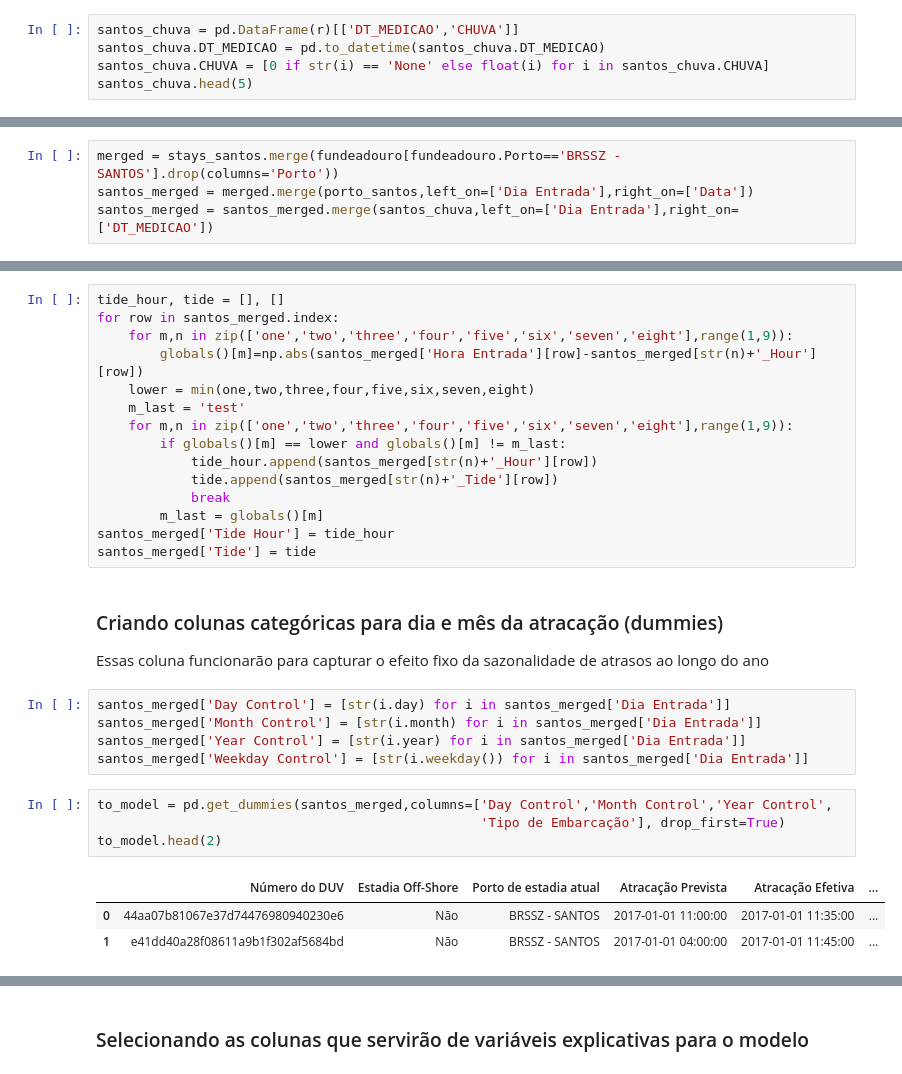
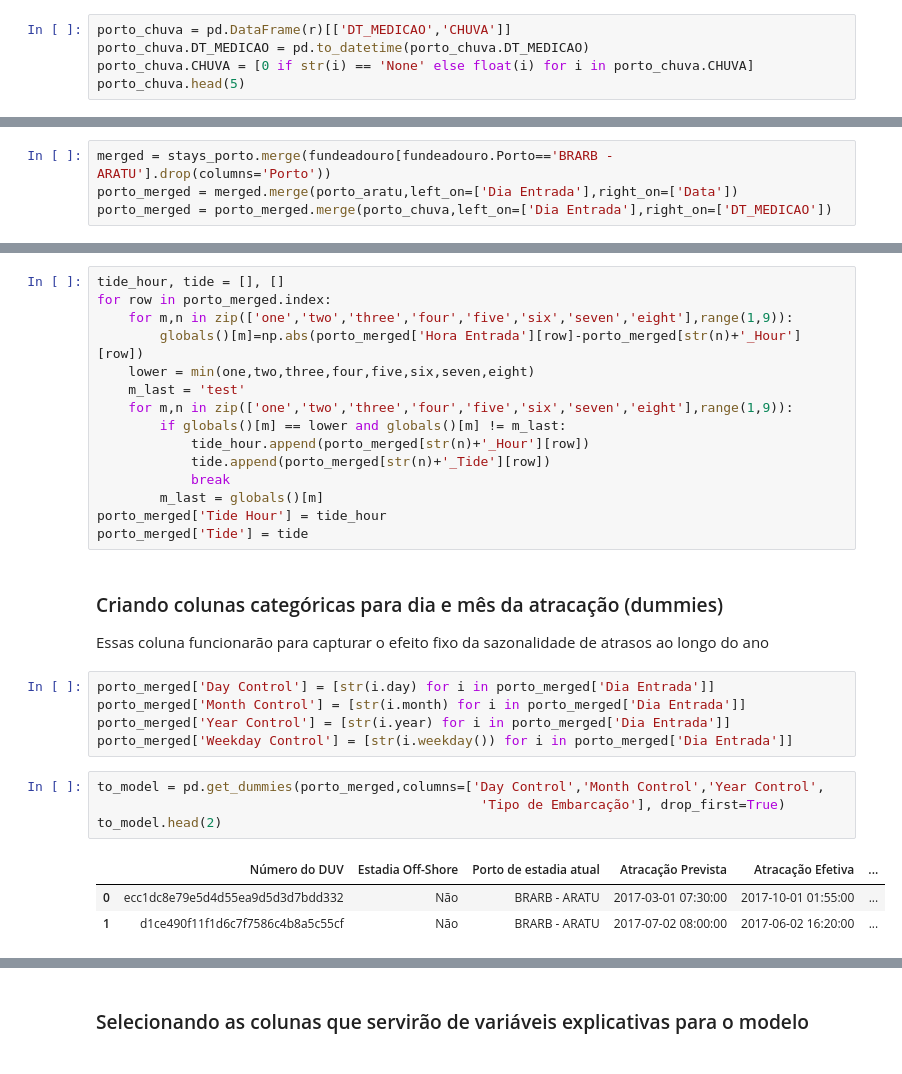
Before and after one commit to danielnrocha/BrasilHackExport, a Jupyter notebook: Projeto Porto Inteligente.ipynb, the cells around one changed output, grey strips where cells are left out. Saved outputs shown, nothing was run; the diff lists cells and outputs as text.

```diff
--- a/Projeto Porto Inteligente.ipynb
+++ b/Projeto Porto Inteligente.ipynb
@@ -433,9 +437,9 @@ r = requests.get('https://apitempo.inmet.gov.br/estacao/diaria/2017-01-01/2019-1
 r = r.json()
 # %%
-santos_chuva = pd.DataFrame(r)[['DT_MEDICAO','CHUVA']]
-santos_chuva.DT_MEDICAO = pd.to_datetime(santos_chuva.DT_MEDICAO)
-santos_chuva.CHUVA = [0 if str(i) == 'None' else float(i) for i in santos_chuva.CHUVA]
-santos_chuva.head(5)
+porto_chuva = pd.DataFrame(r)[['DT_MEDICAO','CHUVA']]
+porto_chuva.DT_MEDICAO = pd.to_datetime(porto_chuva.DT_MEDICAO)
+porto_chuva.CHUVA = [0 if str(i) == 'None' else float(i) for i in porto_chuva.CHUVA]
+porto_chuva.head(5)
 # %% [output]
 |  | DT_MEDICAO | CHUVA |
 | 0 | 2017-01-01 | 0.0 |
@@ -530,40 +536,40 @@ preenche_dados(ajusta_dados(entabela_dados(estrutura_dados(limpa_dados(santos)))
 # %% [markdown]
 ### Consolidando tabelas distintas em uma única
 # %%
-merged = stays_santos.merge(fundeadouro[fundeadouro.Porto=='BRSSZ - SANTOS'].drop(columns='Porto'))
-santos_merged = merged.merge(porto_santos,left_on=['Dia Entrada'],right_on=['Data'])
-santos_merged = santos_merged.merge(santos_chuva,left_on=['Dia Entrada'],right_on=['DT_MEDICAO'])
+merged = stays_porto.merge(fundeadouro[fundeadouro.Porto=='BRARB - ARATU'].drop(columns='Porto'))
+porto_merged = merged.merge(porto_aratu,left_on=['Dia Entrada'],right_on=['Data'])
+porto_merged = porto_merged.merge(porto_chuva,left_on=['Dia Entrada'],right_on=['DT_MEDICAO'])
 # %% [markdown]
 ### Construindo colunas contendo o horário de maré, e o nível de maré, mais próximo do de atracação
 # %%
 tide_hour, tide = [], []
-for row in santos_merged.index:
+for row in porto_merged.index:
     for m,n in zip(['one','two','three','four','five','six','seven','eight'],range(1,9)):
-        globals()[m]=np.abs(santos_merged['Hora Entrada'][row]-santos_merged[str(n)+'_Hour'][row])
+        globals()[m]=np.abs(porto_merged['Hora Entrada'][row]-porto_merged[str(n)+'_Hour'][row])
     lower = min(one,two,three,four,five,six,seven,eight)
     m_last = 'test'
     for m,n in zip(['one','two','three','four','five','six','seven','eight'],range(1,9)):
         if globals()[m] == lower and globals()[m] != m_last:
-            tide_hour.append(santos_merged[str(n)+'_Hour'][row])
-            tide.append(santos_merged[str(n)+'_Tide'][row])
+            tide_hour.append(porto_merged[str(n)+'_Hour'][row])
+            tide.append(porto_merged[str(n)+'_Tide'][row])
             break
         m_last = globals()[m]
-santos_merged['Tide Hour'] = tide_hour
-santos_merged['Tide'] = tide
+porto_merged['Tide Hour'] = tide_hour
+porto_merged['Tide'] = tide
 # %% [markdown]
 ### Criando colunas categóricas para dia e mês da atracação (dummies)
 Essas coluna funcionarão para capturar o efeito fixo da sazonalidade de atrasos ao longo do ano
 # %%
-santos_merged['Day Control'] = [str(i.day) for i in santos_merged['Dia Entrada']]
-santos_merged['Month Control'] = [str(i.month) for i in santos_merged['Dia Entrada']]
-santos_merged['Year Control'] = [str(i.year) for i in santos_merged['Dia Entrada']]
-santos_merged['Weekday Control'] = [str(i.weekday()) for i in santos_merged['Dia Entrada']]
+porto_merged['Day Control'] = [str(i.day) for i in porto_merged['Dia Entrada']]
+porto_merged['Month Control'] = [str(i.month) for i in porto_merged['Dia Entrada']]
+porto_merged['Year Control'] = [str(i.year) for i in porto_merged['Dia Entrada']]
+porto_merged['Weekday Control'] = [str(i.weekday()) for i in porto_merged['Dia Entrada']]
 # %%
-to_model = pd.get_dummies(santos_merged,columns=['Day Control','Month Control','Year Control',
+to_model = pd.get_dummies(porto_merged,columns=['Day Control','Month Control','Year Control',
                                                  'Tipo de Embarcação'], drop_first=True)
 to_model.head(2)
 # %% [output]
 |  | Número do DUV | Estadia Off-Shore | Porto de estadia atual | Atracação Prevista | Atracação Efetiva | ... |
-| 0 | 44aa07b81067e37d74476980940230e6 | Não | BRSSZ - SANTOS | 2017-01-01 11:00:00 | 2017-01-01 11:35:00 | ... |
-| 1 | e41dd40a28f08611a9b1f302af5684bd | Não | BRSSZ - SANTOS | 2017-01-01 04:00:00 | 2017-01-01 11:45:00 | ... |
+| 0 | ecc1dc8e79e5d4d55ea9d5d3d7bdd332 | Não | BRARB - ARATU | 2017-03-01 07:30:00 | 2017-10-01 01:55:00 | ... |
+| 1 | d1ce490f11f1d6c7f7586c4b8a5c55cf | Não | BRARB - ARATU | 2017-07-02 08:00:00 | 2017-06-02 16:20:00 | ... |
 # %%
```
Also changed, not shown: parts of 32 cells of this notebook.
